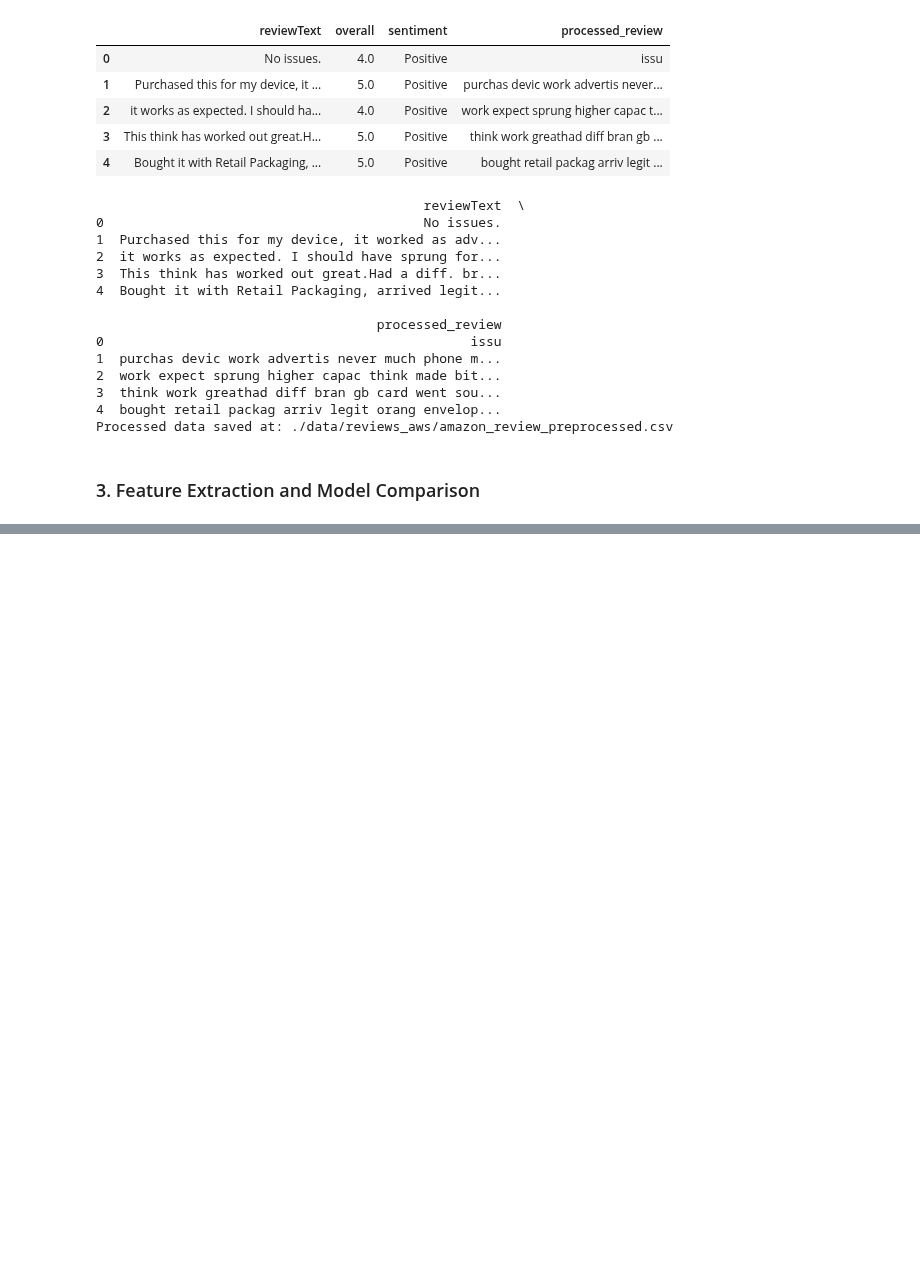
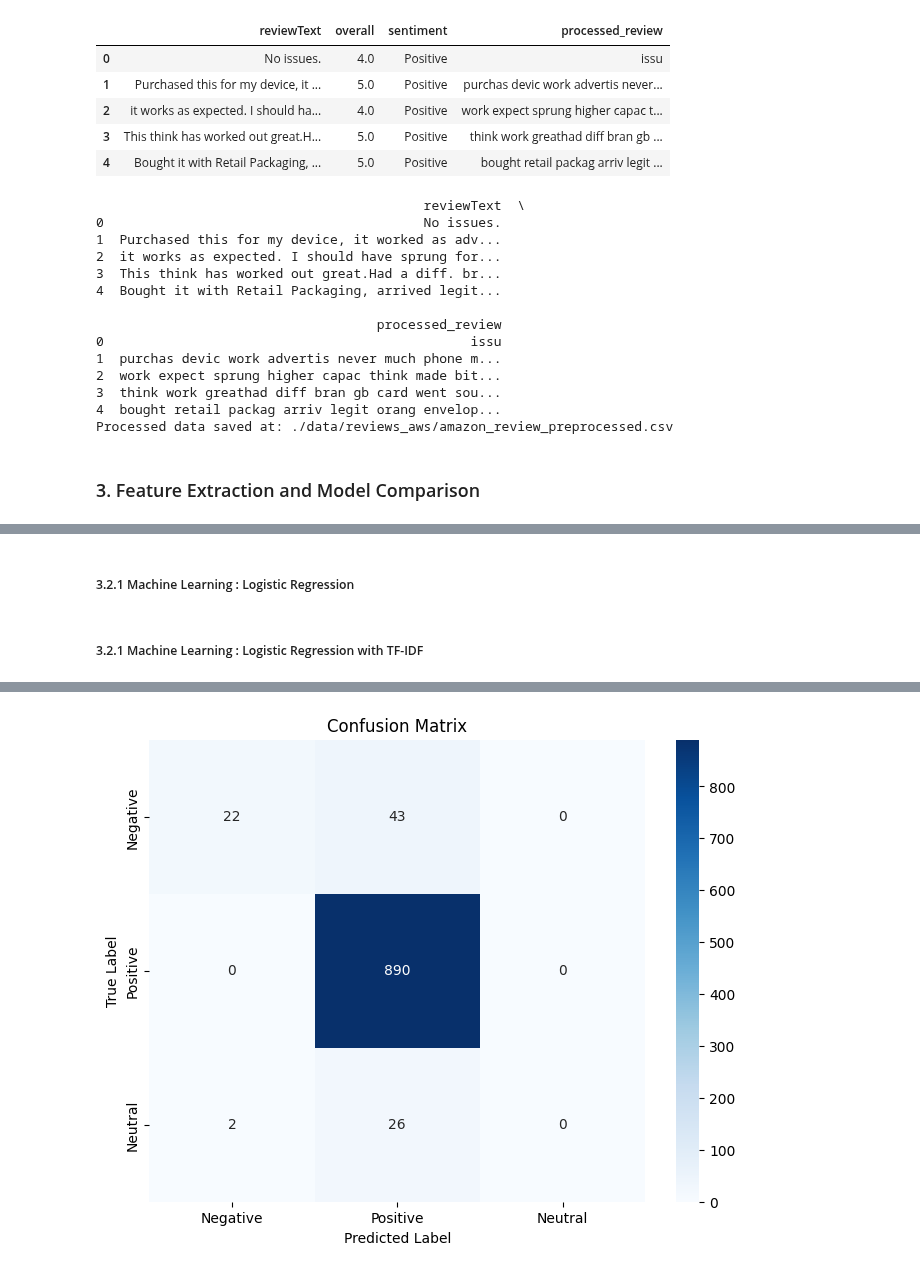
Before and after one commit to Jianting-Selina/CSCN8010_practical_lab, a Jupyter notebook: FinalProjectApplying NLP.ipynb, the cells around one changed output, grey strips where cells are left out. Drawn from its saved outputs; the diff is of its cells as text; code cells hidden in the pictures; blank space fills up the shorter version.

Commit message:
add models of machine learning

```diff
--- a/FinalProjectApplying NLP.ipynb
+++ b/FinalProjectApplying NLP.ipynb
@@ -392,18 +452,0 @@ data['word2vec_embedding'] = tokenized_sentences.apply(get_sentence_embedding)
-# %%
-from transformers import BertTokenizer, BertModel
-import torch
-
-# Load pre-trained BERT tokenizer and model
-tokenizer = BertTokenizer.from_pretrained('bert-base-uncased')
-model = BertModel.from_pretrained('bert-base-uncased')
-
-# Function to get BERT embeddings
-def get_bert_embedding(text):
-    inputs = tokenizer(text, return_tensors="pt", max_length=512, truncation=True, padding='max_length')
-    outputs = model(**inputs)
-    # Use the CLS token embedding (first token) as the sentence representation
-    cls_embedding = outputs.last_hidden_state[:, 0, :].squeeze().detach().numpy()
-    return cls_embedding
-
-# Apply BERT embedding to each review
-data['bert_embedding'] = data['processed_review'].fillna('').apply(get_bert_embedding)
@@ -411,0 +508,50 @@ ModuleNotFoundError: No module named 'transformers'
+# %% [markdown]
+##### 3.2.1 Machine Learning : Logistic Regression
+# %% [markdown]
+##### 3.2.1 Machine Learning : Logistic Regression with TF-IDF
+# %%
+from sklearn.model_selection import train_test_split
+from sklearn.linear_model import LogisticRegression
+from sklearn.metrics import classification_report, confusion_matrix, accuracy_score
+import seaborn as sns
+import matplotlib.pyplot as plt
+
+# Step 1: Prepare Features and Labels
+# TF-IDF features
+X_tfidf = tfidf_features  # Rename variable for clarity
+
+# Encode 'sentiment' column into numeric labels
+data['sentiment_encoded'] = data['sentiment'].map({'Positive': 1, 'Negative': 0, 'Neutral': 2})  # Adjust mapping as needed
+y = data['sentiment_encoded']
+
+# Step 2: Train-Test Split
+X_train, X_test, y_train, y_test = train_test_split(X_tfidf, y, test_size=0.2, stratify=y, random_state=42)
+
+# Step 3: Train the Logistic Regression Model
+logistic_model = LogisticRegression(max_iter=1000, random_state=42)  # Increase max_iter if convergence issues
+logistic_model.fit(X_train, y_train)
+
+# Step 4: Evaluate the Model
+y_pred = logistic_model.predict(X_test)
+
+# Accuracy
+accuracy = accuracy_score(y_test, y_pred)
+print(f"Accuracy: {accuracy}")
+
+# Classification Report
+print("Classification Report:\n", classification_report(y_test, y_pred, target_names=['Negative', 'Positive', 'Neutral']))
+
+# Confusion Matrix
+conf_matrix = confusion_matrix(y_test, y_pred)
+print("Confusion Matrix:\n", conf_matrix)
+
+# Step 5: Confusion Matrix
+
+# Confusion Matrix Plot
+plt.figure(figsize=(8, 6))
+sns.heatmap(conf_matrix, annot=True, fmt="d", cmap="Blues", xticklabels=['Negative', 'Positive', 'Neutral'], yticklabels=['Negative', 'Positive', 'Neutral'])
+plt.title("Confusion Matrix")
+plt.xlabel("Predicted Label")
+plt.ylabel("True Label")
+plt.show()
+# %% [output]
@@ -411,0 +574 @@ ModuleNotFoundError: No module named 'transformers'
+[figure, added]
```
Also changed, not shown: parts of 18 cells of this notebook.
